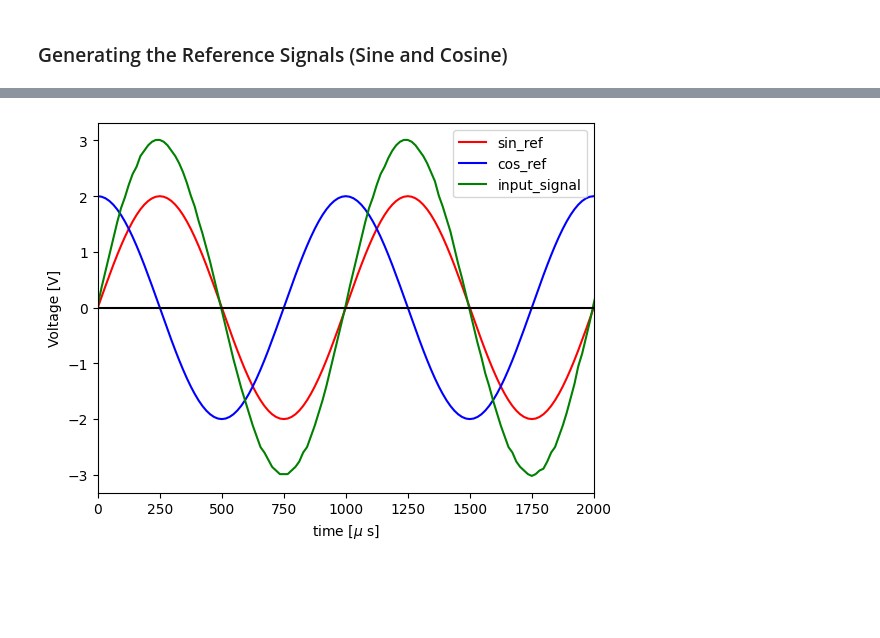
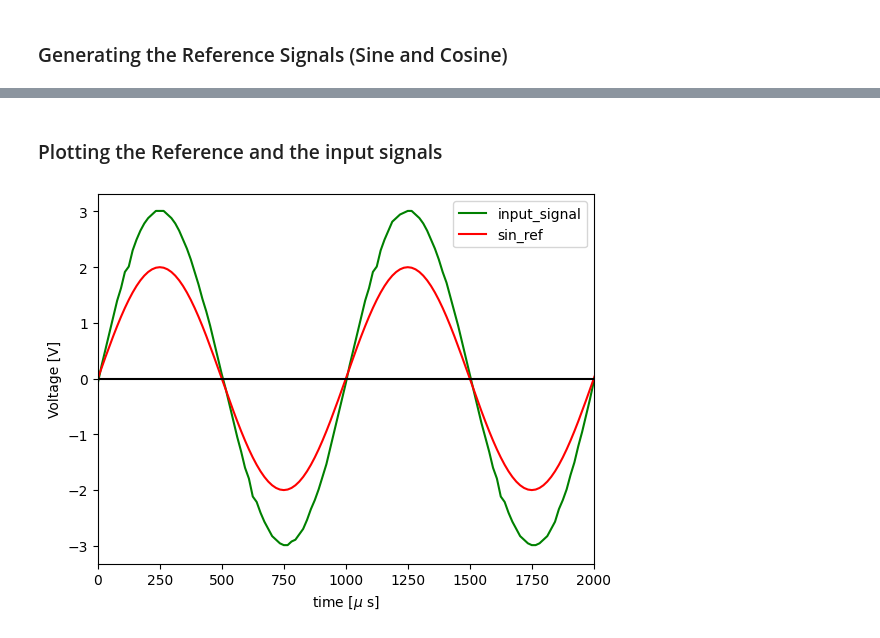
Before and after one commit to ananthapadmanabhan18/Lock_in_Amplifier_with_ExpEyes, a Jupyter notebook: Lock_in_Amplifier.ipynb, the cells around one changed output, grey strips where cells are left out. Cells and saved outputs as stored; diff of their text form; code cells hidden in the pictures; blank space fills up the shorter version.

```diff
--- a/Lock_in_Amplifier.ipynb
+++ b/Lock_in_Amplifier.ipynb
@@ -48,13 +50,15 @@ print(len(V_sin_ref))
+# %% [markdown]
+### Plotting the Reference and the input signals
 # %%
 import matplotlib.pyplot as plt
 plt.plot(t*1000,v,color='green',label='input_signal')
 plt.plot(t_ref,V_sin_ref,color='red',label='sin_ref')
-plt.plot(t_ref,V_cos_ref,color='blue',label='cos_ref')
+# plt.plot(t_ref,V_cos_ref,color='blue',label='cos_ref')
 plt.xlabel(r'time [$\mu $ s]')
 plt.ylabel('Voltage [V]')
 plt.xlim(0,2000)
 plt.legend()
 plt.axhline(y=0, c="black")
 plt.show()
 # %% [output]
-[figure, old version]
+[figure, new version]
```
Also changed, not shown: parts of 12 cells of this notebook, 1 other file.
